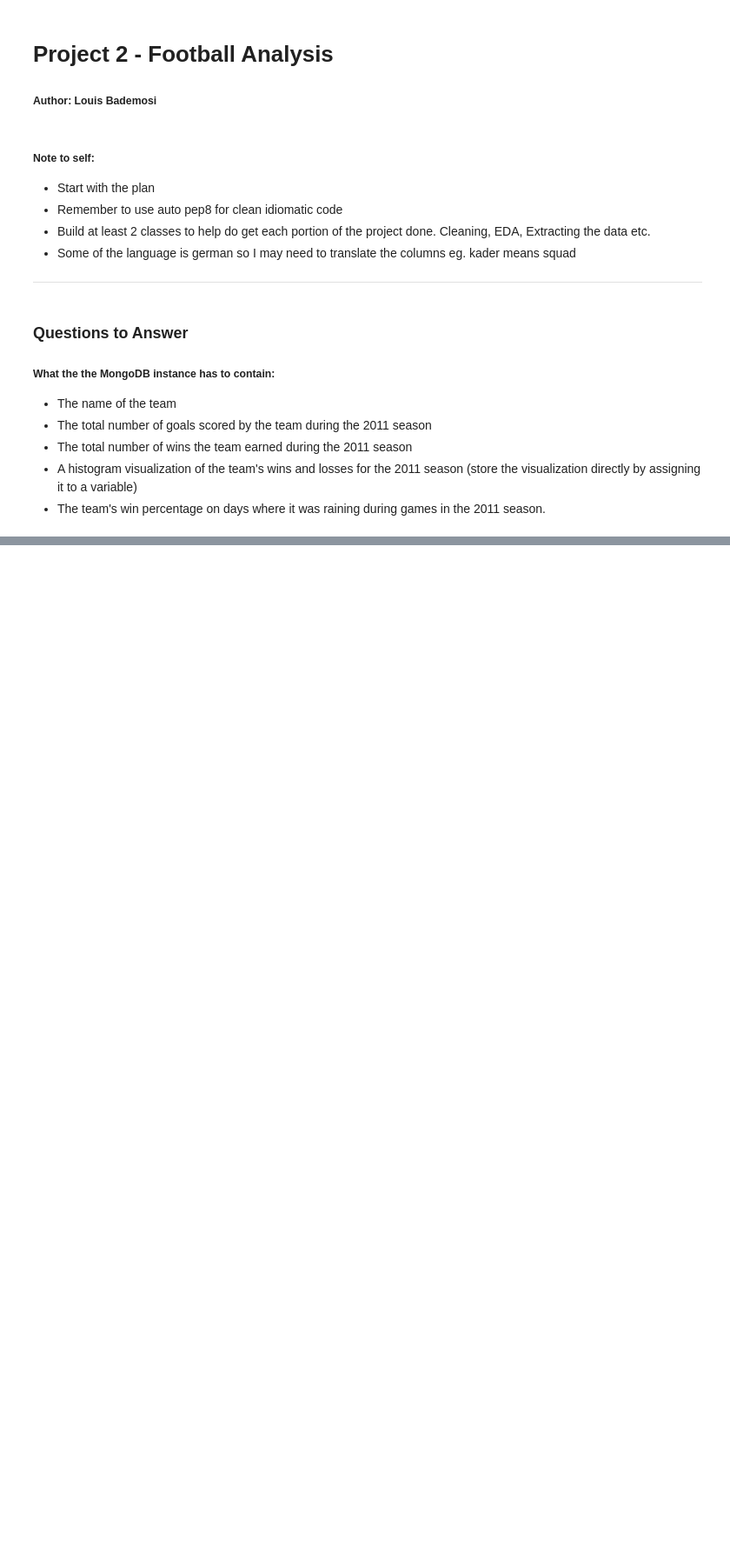
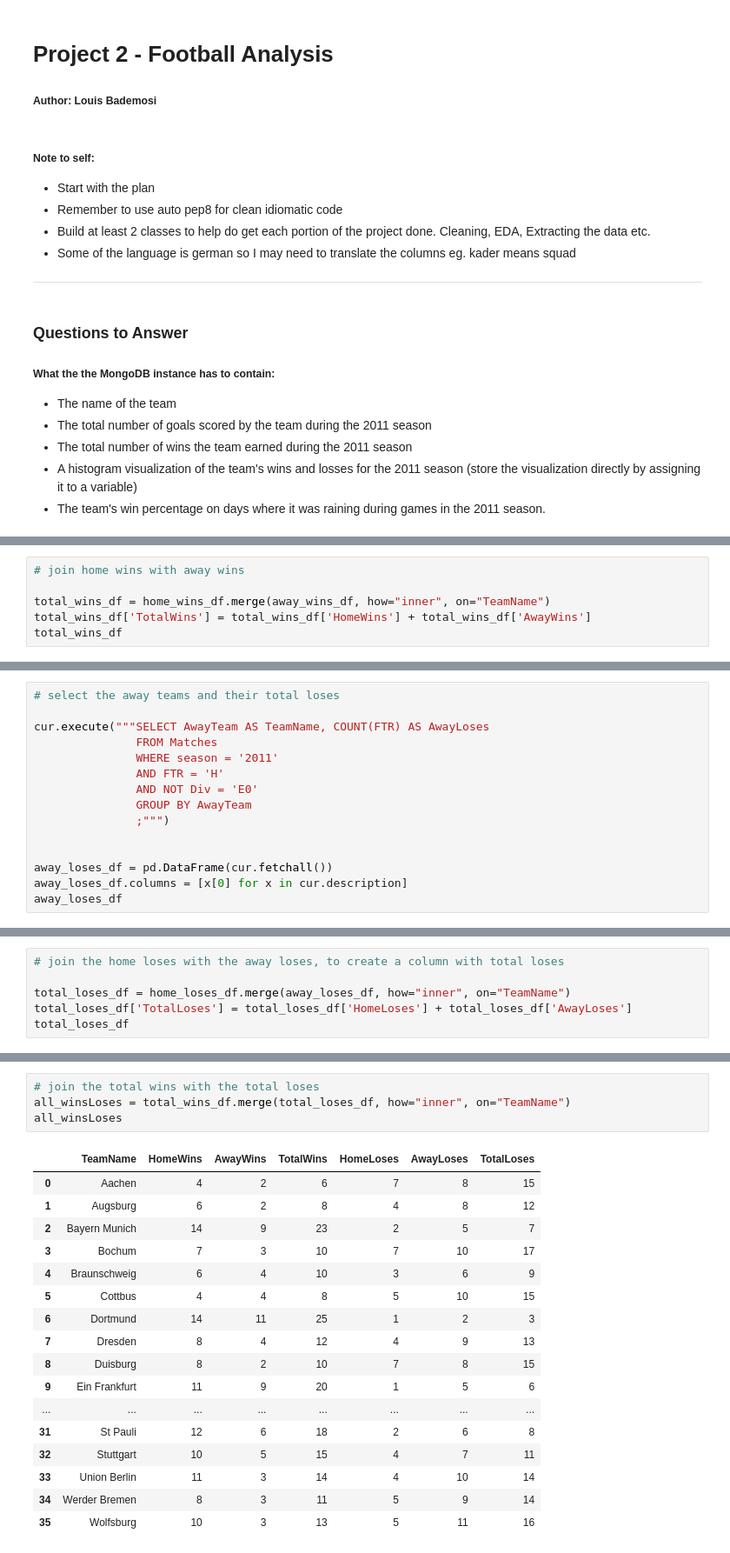
Before and after one commit to Louis-Bad/Module-2---Football-Analysis, a Jupyter notebook: Project 2 - Football Analysis.ipynb, the cells around one changed output, grey strips where cells are left out. Shown: that part at 87% size. Drawn from its saved outputs; the diff is of its cells as text; blank space fills up the shorter version.

```diff
--- a/Project 2 - Football Analysis.ipynb
+++ b/Project 2 - Football Analysis.ipynb
@@ -32,0 +318,6 @@
+# %%
+# join home wins with away wins
+
+total_wins_df = home_wins_df.merge(away_wins_df, how="inner", on="TeamName")
+total_wins_df['TotalWins'] = total_wins_df['HomeWins'] + total_wins_df['AwayWins']
+total_wins_df
@@ -32,0 +384,15 @@
+# %%
+# select the away teams and their total loses
+
+cur.execute("""SELECT AwayTeam AS TeamName, COUNT(FTR) AS AwayLoses
+               FROM Matches
+               WHERE season = '2011'
+               AND FTR = 'H'
+               AND NOT Div = 'E0'
+               GROUP BY AwayTeam
+               ;""")
+
+
+away_loses_df = pd.DataFrame(cur.fetchall())
+away_loses_df.columns = [x[0] for x in cur.description]
+away_loses_df
@@ -32,0 +417,6 @@
+# %%
+# join the home loses with the away loses, to create a column with total loses
+
+total_loses_df = home_loses_df.merge(away_loses_df, how="inner", on="TeamName")
+total_loses_df['TotalLoses'] = total_loses_df['HomeLoses'] + total_loses_df['AwayLoses']
+total_loses_df
@@ -32,0 +441,22 @@
+# %%
+# join the total wins with the total loses
+all_winsLoses = total_wins_df.merge(total_loses_df, how="inner", on="TeamName")
+all_winsLoses
+# %% [output]
+|  | TeamName | HomeWins | AwayWins | TotalWins | HomeLoses | AwayLoses | TotalLoses |
+| 0 | Aachen | 4 | 2 | 6 | 7 | 8 | 15 |
+| 1 | Augsburg | 6 | 2 | 8 | 4 | 8 | 12 |
+| 2 | Bayern Munich | 14 | 9 | 23 | 2 | 5 | 7 |
+| 3 | Bochum | 7 | 3 | 10 | 7 | 10 | 17 |
+| 4 | Braunschweig | 6 | 4 | 10 | 3 | 6 | 9 |
+| 5 | Cottbus | 4 | 4 | 8 | 5 | 10 | 15 |
+| 6 | Dortmund | 14 | 11 | 25 | 1 | 2 | 3 |
+| 7 | Dresden | 8 | 4 | 12 | 4 | 9 | 13 |
+| 8 | Duisburg | 8 | 2 | 10 | 7 | 8 | 15 |
+| 9 | Ein Frankfurt | 11 | 9 | 20 | 1 | 5 | 6 |
+| ... | ... | ... | ... | ... | ... | ... | ... |
+| 31 | St Pauli | 12 | 6 | 18 | 2 | 6 | 8 |
+| 32 | Stuttgart | 10 | 5 | 15 | 4 | 7 | 11 |
+| 33 | Union Berlin | 11 | 3 | 14 | 4 | 10 | 14 |
+| 34 | Werder Bremen | 8 | 3 | 11 | 5 | 9 | 14 |
+| 35 | Wolfsburg | 10 | 3 | 13 | 5 | 11 | 16 |
```
Also changed, not shown: parts of 23 cells of this notebook, 1 other file.
